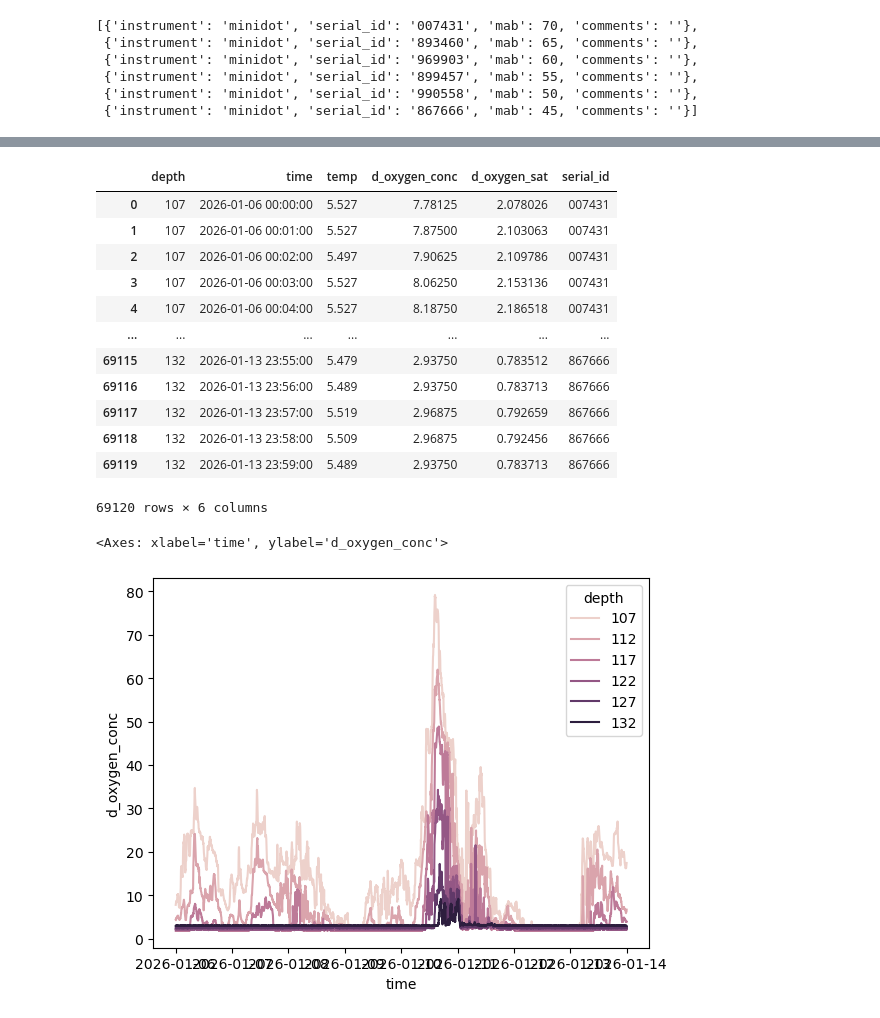
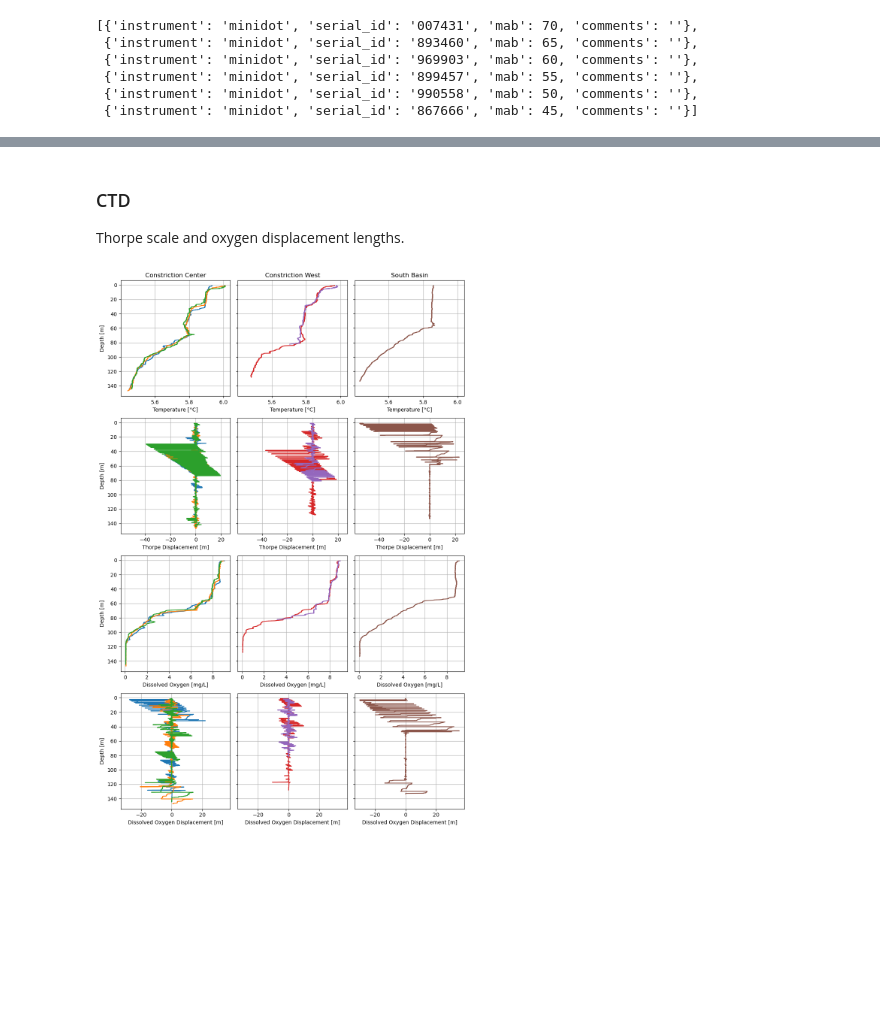
Before and after one commit to hherrema/eawag, a Jupyter notebook: presentations/osm/osm_2026.ipynb, the cells around one changed output, grey strips where cells are left out. Cells and saved outputs as stored; diff of their text form; code cells hidden in the pictures; blank space fills up the shorter version.

```diff
--- a/presentations/osm/osm_2026.ipynb
+++ b/presentations/osm/osm_2026.ipynb
@@ -247,22 +165,11 @@ plt.show()
-# %%
-df_do = ds_do_jan.to_dataframe().reset_index()
-df_do
-# %% [output]
-|  | depth | time | temp | d_oxygen_conc | d_oxygen_sat | serial_id |
-| 0 | 107 | 2026-01-06 00:00:00 | 5.527 | 7.78125 | 2.078026 | 007431 |
-| 1 | 107 | 2026-01-06 00:01:00 | 5.527 | 7.87500 | 2.103063 | 007431 |
-| 2 | 107 | 2026-01-06 00:02:00 | 5.497 | 7.90625 | 2.109786 | 007431 |
-| 3 | 107 | 2026-01-06 00:03:00 | 5.527 | 8.06250 | 2.153136 | 007431 |
-| 4 | 107 | 2026-01-06 00:04:00 | 5.527 | 8.18750 | 2.186518 | 007431 |
-| ... | ... | ... | ... | ... | ... | ... |
-| 69115 | 132 | 2026-01-13 23:55:00 | 5.479 | 2.93750 | 0.783512 | 867666 |
-| 69116 | 132 | 2026-01-13 23:56:00 | 5.489 | 2.93750 | 0.783713 | 867666 |
-| 69117 | 132 | 2026-01-13 23:57:00 | 5.519 | 2.96875 | 0.792659 | 867666 |
-| 69118 | 132 | 2026-01-13 23:58:00 | 5.509 | 2.96875 | 0.792456 | 867666 |
-| 69119 | 132 | 2026-01-13 23:59:00 | 5.489 | 2.93750 | 0.783713 | 867666 |
-69120 rows × 6 columns
-# %%
-sns.lineplot(df_do, x='time', y='d_oxygen_conc', hue='depth')
-# %% [output]
-<Axes: xlabel='time', ylabel='d_oxygen_conc'>
-[figure, removed]
+# %% [markdown]
+### CTD
+
+Thorpe scale and oxygen displacement lengths.
+# %%
+serial_id = '1807'
+lake = 'Zugersee'
+year = '2026'
+date = '20260113'
+
+dpath_L1 = f'Q:/Messdaten/Aphys_Hypothesis_data/{lake}/{year}/CTD/{date}/L1'
@@ -268,0 +217,43 @@ sns.lineplot(df_do, x='time', y='d_oxygen_conc', hue='depth')
+# %%
+data = data.query("depth > 1")
+# %%
+fig, ax = plt.subplots(nrows=4, ncols=3, figsize=(10, 15), sharey=True, sharex='row')
+palette = sns.color_palette('tab10', n_colors=6)
+
+# VMPC
+sns.lineplot(data.query("name == 'VMPC'"), x='temp', y='depth', orient='y', hue='time', palette=palette[:3], ax=ax[0, 0], legend=False)
+sns.lineplot(data.query("name == 'VMPC'"), x='thorpe_displacement', y='depth', orient='y', hue='time', palette=palette[:3], ax=ax[1, 0], legend=False)
+sns.lineplot(data.query("name == 'VMPC'"), x='do', y='depth', orient='y', hue='time', palette=palette[:3], ax=ax[2, 0], legend=False)
+sns.lineplot(data.query("name == 'VMPC'"), x='do_displacement', y='depth', orient='y', palette=palette[:3], hue='time', ax=ax[3, 0], legend=False)
+
+# VMPW
+sns.lineplot(data.query("name == 'VMPW'"), x='temp', y='depth', orient='y', hue='time', palette=palette[3:5], ax=ax[0, 1], legend=False)
+sns.lineplot(data.query("name == 'VMPW'"), x='thorpe_displacement', y='depth', orient='y', hue='time', palette=palette[3:5], ax=ax[1, 1], legend=False)
+sns.lineplot(data.query("name == 'VMPW'"), x='do', y='depth', orient='y', hue='time', palette=palette[3:5], ax=ax[2, 1], legend=False)
+sns.lineplot(data.query("name == 'VMPW'"), x='do_displacement', y='depth', orient='y', hue='time', palette=palette[3:5], ax=ax[3, 1], legend=False)
+
+# VMPS
+sns.lineplot(data.query("name == 'VMPS'"), x='temp', y='depth', orient='y', color=palette[-1], ax=ax[0, 2])
+sns.lineplot(data.query("name == 'VMPS'"), x='thorpe_displacement', y='depth', orient='y', color=palette[-1], ax=ax[1, 2])
+sns.lineplot(data.query("name == 'VMPS'"), x='do', y='depth', orient='y', color=palette[-1], ax=ax[2, 2])
+sns.lineplot(data.query("name == 'VMPS'"), x='do_displacement', y='depth', orient='y', color=palette[-1], ax=ax[3, 2])
+
+for i in range(ax.shape[0]):
+    ax[i, 0].set_ylabel('Depth [m]')
+    for j in range(ax.shape[1]):
+        ax[0, j].set_xlabel('Temperature [°C]')
+        ax[1, j].set_xlabel('Thorpe Displacement [m]')
+        ax[2, j].set_xlabel('Dissolved Oxygen [mg/L]')
+        ax[3, j].set_xlabel('Dissolved Oxygen Displacement [m]')
+        ax[i, j].grid(True)
+
+ax[0, 0].set_title('Constriction Center')
+ax[0, 1].set_title('Constriction West')
+ax[0, 2].set_title('South Basin')
+
+ax[0,0].invert_yaxis()
+
+plt.tight_layout()
+plt.show()
+# %% [output]
+[figure, added]
```
Also changed, not shown: parts of 24 cells of this notebook, 4 other files.
